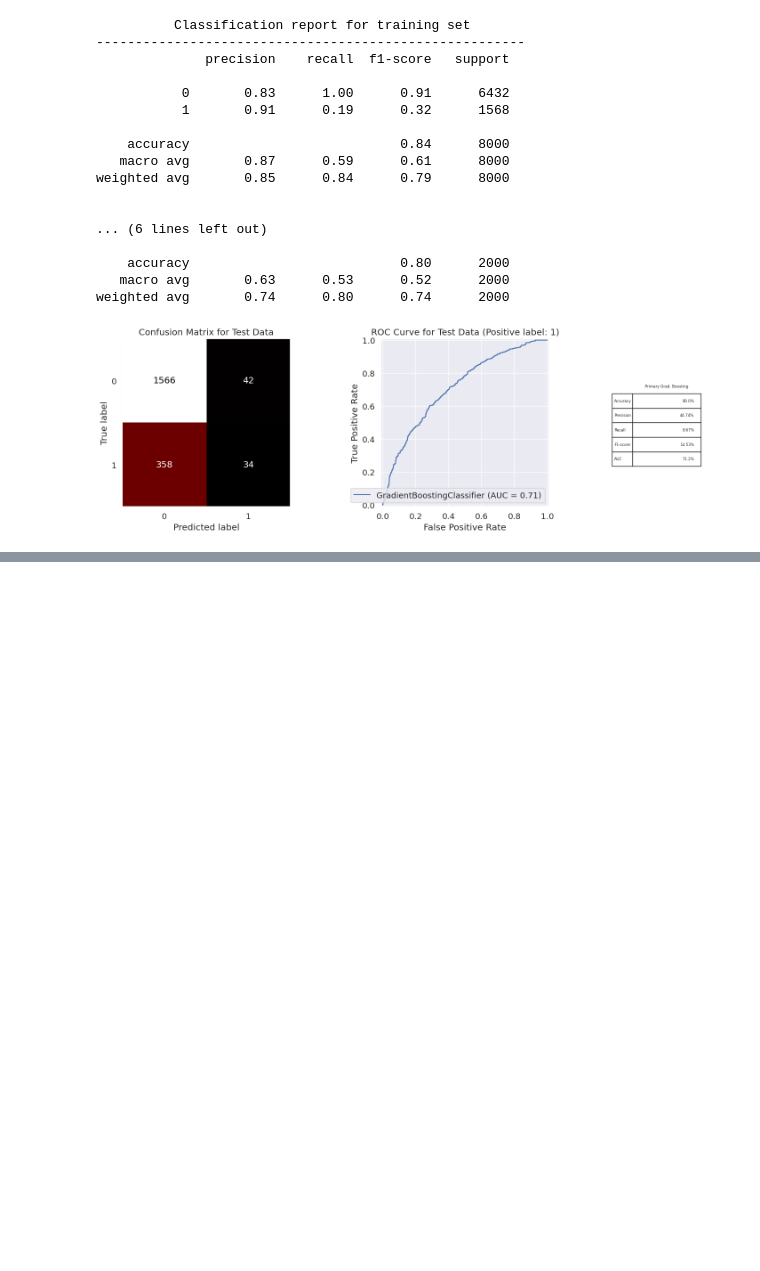
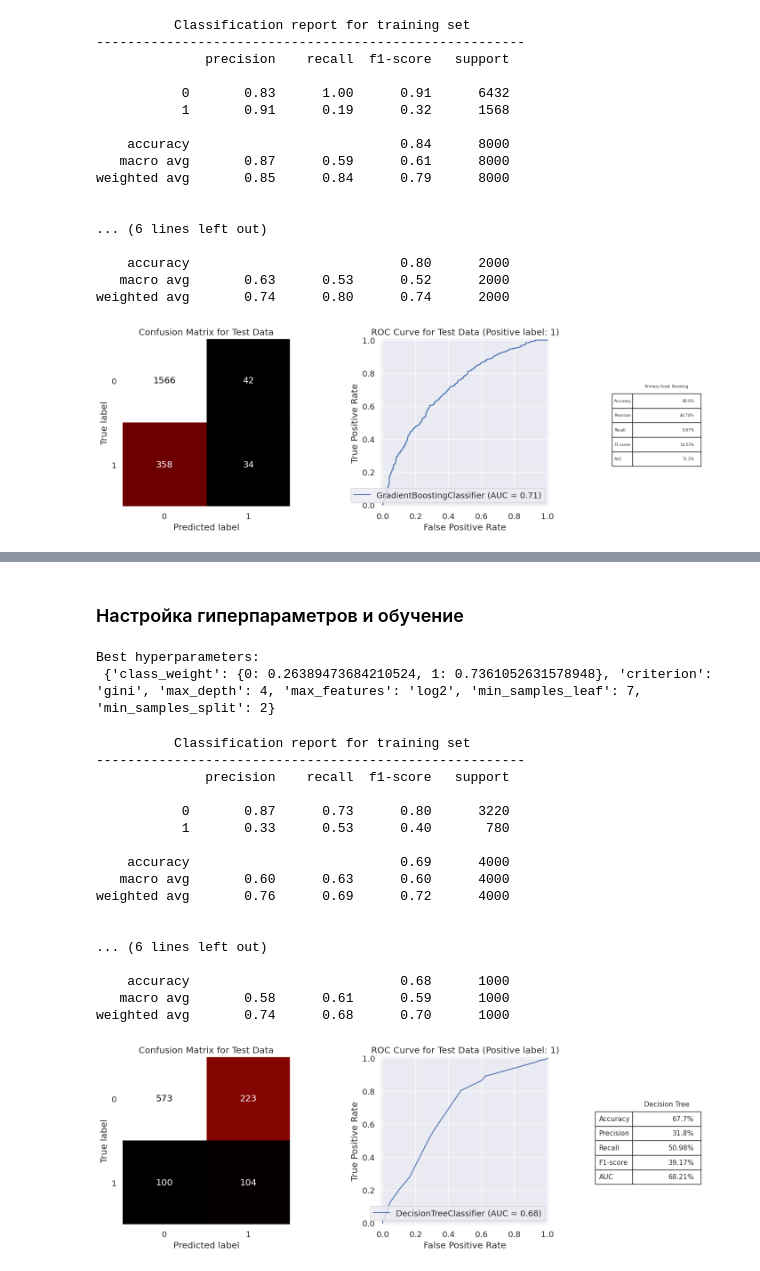
Before and after one commit to pinohanako/-, a Jupyter notebook: notebooks/(6)_Modeling_notebook.ipynb, the cells around one changed output, grey strips where cells are left out. Saved outputs shown, nothing was run; the diff lists cells and outputs as text; code cells hidden in the pictures; blank space fills up the shorter version.

```diff
--- a/notebooks/(6)_Modeling_notebook.ipynb
+++ b/notebooks/(6)_Modeling_notebook.ipynb
@@ -474,0 +764,46 @@ gbc_result = metrics_calculator(gbc_final, X_test, y_test, 'Gradient Boosting')
+# %% [markdown]
+### Настройка гиперпараметров и обучение
+# %%
+class_weights = [{0:x, 1:1.0-x} for x in np.linspace(0.001,1,20)]
+
+param_grid = {'criterion': ['gini'],
+              'max_depth': np.arange(1, 10),
+              'min_samples_split': np.arange(1, 10),
+              'min_samples_leaf': np.arange(1, 10),
+              'max_features': [None, 'sqrt', 'log2'],
+              'class_weight': class_weights}
+# %%
+reduced_data = X_encoded.sample(n=10000, random_state=42)
+y = reduced_data["статус_займа"]
+reduced_data = reduced_data.drop("статус_займа",  axis=1)
+# %%
+X_train, X_test, y_train, y_test = train_test_split(reduced_data, y, test_size=0.2, random_state=0, stratify=y)
+# %%
+dt = DecisionTreeClassifier(random_state=0)
+
+# Find the best classifier with the optimal hyperparameters
+dt_opt = tune_clf_hyperparameters(dt, param_grid, X_train, y_train)
+# %% [output]
+Best hyperparameters:
+ {'class_weight': {0: 0.26389473684210524, 1: 0.7361052631578948}, 'criterion': 'gini', 'max_depth': 4, 'max_features': 'log2', 'min_samples_leaf': 7, 'min_samples_split': 2}
+# %%
+model_evaluation(dt_opt, X_train, X_test, y_train, y_test, 'Decision Tree')
+# %% [output]
+          Classification report for training set
+-------------------------------------------------------
+              precision    recall  f1-score   support
+
+           0       0.87      0.73      0.80      3220
+           1       0.33      0.53      0.40       780
+
+    accuracy                           0.69      4000
+   macro avg       0.60      0.63      0.60      4000
+weighted avg       0.76      0.69      0.72      4000
+
+
+... (6 lines left out)
+
+    accuracy                           0.68      1000
+   macro avg       0.58      0.61      0.59      1000
+weighted avg       0.74      0.68      0.70      1000
+[figure, added]
```
Also changed, not shown: parts of 50 cells of this notebook, 1 other file.
